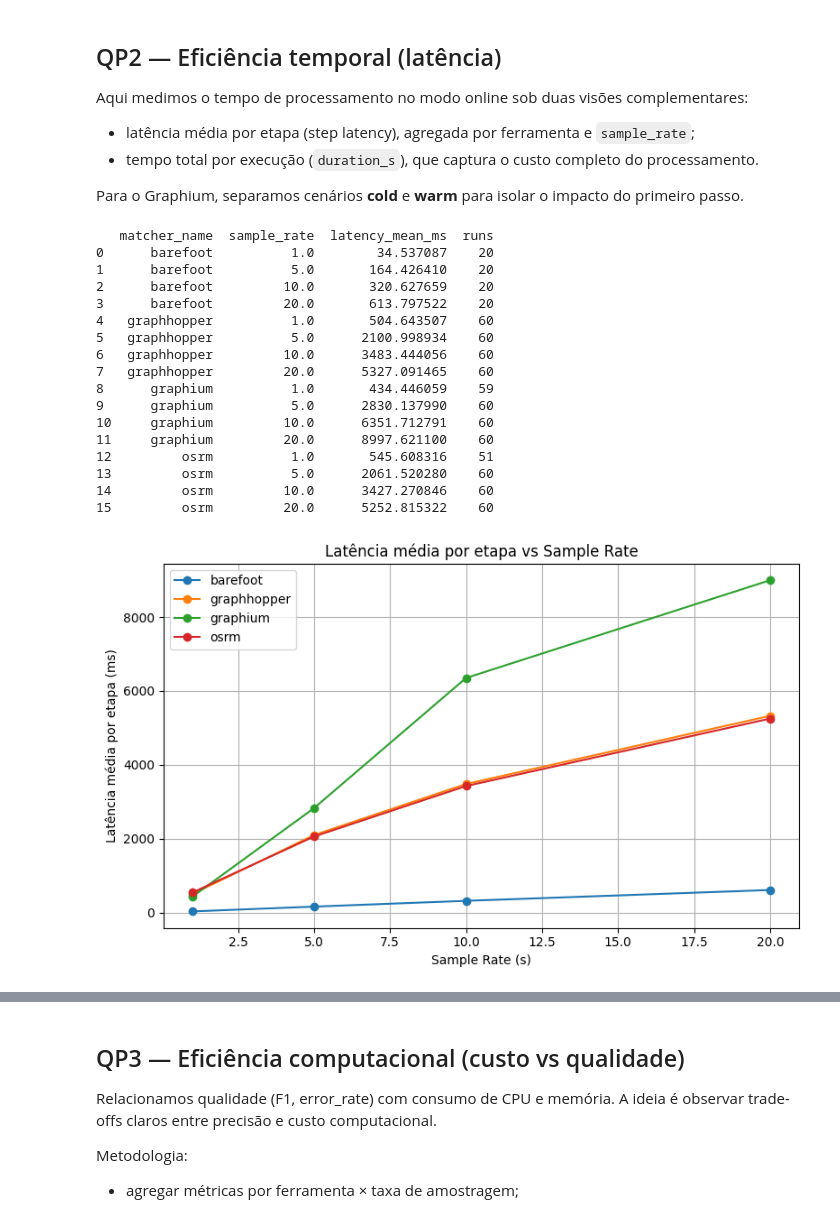
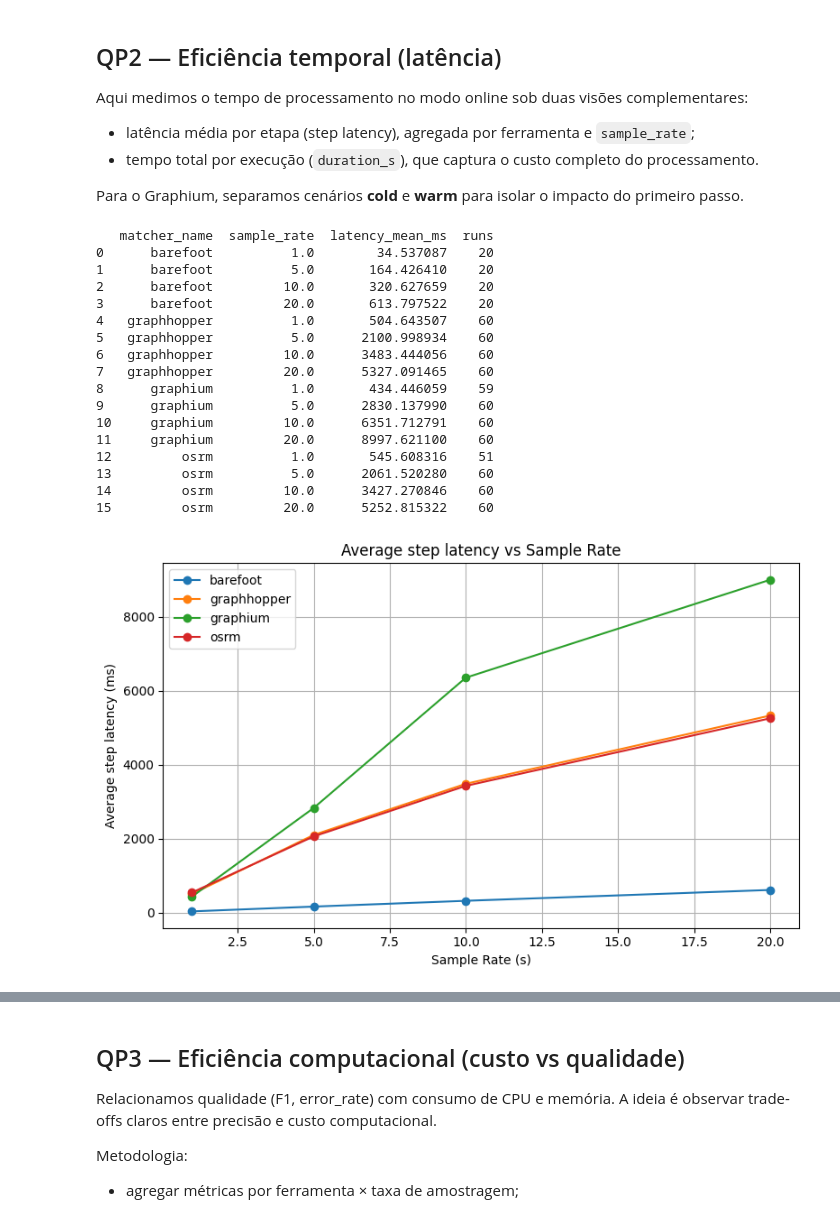
Before and after one commit to JoseEdSouza/map-matching, a Jupyter notebook: result_analysis.ipynb, the cells around one changed output, grey strips where cells are left out. Saved outputs shown, nothing was run; the diff lists cells and outputs as text; code cells hidden in the pictures.

```diff
--- a/result_analysis.ipynb
+++ b/result_analysis.ipynb
@@ -171,7 +171,7 @@ def plot_line_by_group(
     if figsize:
         plt.figure(figsize=figsize)
     else:
-        plt.figure()
+        plt.figure(figsize=DEFAULT_FIGSIZE)
 
     palette = colors or TOOL_COLORS
     groups = order if order is not None else df[group].dropna().unique()
@@ -232,7 +232,7 @@ def plot_grouped_bars_by_batch(
     total_width = 0.8
     bar_w = total_width / max(n_b, 1)
 
-    plt.figure(figsize=(8, 5))
+    plt.figure(figsize=DEFAULT_FIGSIZE)
 
     for i, b in enumerate(bvals):
         vals = []
@@ -256,7 +256,7 @@ def plot_grouped_bars_by_batch(
         plt.yscale("log")
 
     plt.xticks(x, order)
-    plt.xlabel("Ferramenta")
+    plt.xlabel("Tool")
     plt.ylabel(ylabel)
     if title:
         plt.title(title)
@@ -660,36 +660,36 @@ print(qp2_agg)
 
 plot_line_by_group(
     qp2_agg,
     x="sample_rate",
     y="latency_mean_ms",
     group="matcher_name",
     xlabel="Sample Rate (s)",
-    ylabel="Latência média por etapa (ms)",
-    title="Latência média por etapa vs Sample Rate",
+    ylabel="Average step latency (ms)",
+    title="Average step latency vs Sample Rate",
     figsize=DEFAULT_FIGSIZE,
     order=TOOL_ORDER,
     colors=TOOL_COLORS,
     file_name="qp2_latency_vs_sample_rate.pdf",
 )
 # %% [output]
    matcher_name  sample_rate  latency_mean_ms  runs
 0      barefoot          1.0        34.537087    20
 1      barefoot          5.0       164.426410    20
 2      barefoot         10.0       320.627659    20
 3      barefoot         20.0       613.797522    20
 4   graphhopper          1.0       504.643507    60
 5   graphhopper          5.0      2100.998934    60
 6   graphhopper         10.0      3483.444056    60
 7   graphhopper         20.0      5327.091465    60
 8      graphium          1.0       434.446059    59
 9      graphium          5.0      2830.137990    60
 10     graphium         10.0      6351.712791    60
 11     graphium         20.0      8997.621100    60
 12         osrm          1.0       545.608316    51
 13         osrm          5.0      2061.520280    60
 14         osrm         10.0      3427.270846    60
 15         osrm         20.0      5252.815322    60
-[figure, old version]
+[figure, new version]
 # %%
 # --------------------------------------------------
 # Load datasets
```
Also changed, not shown: parts of 8 cells of this notebook, 15 other files.
